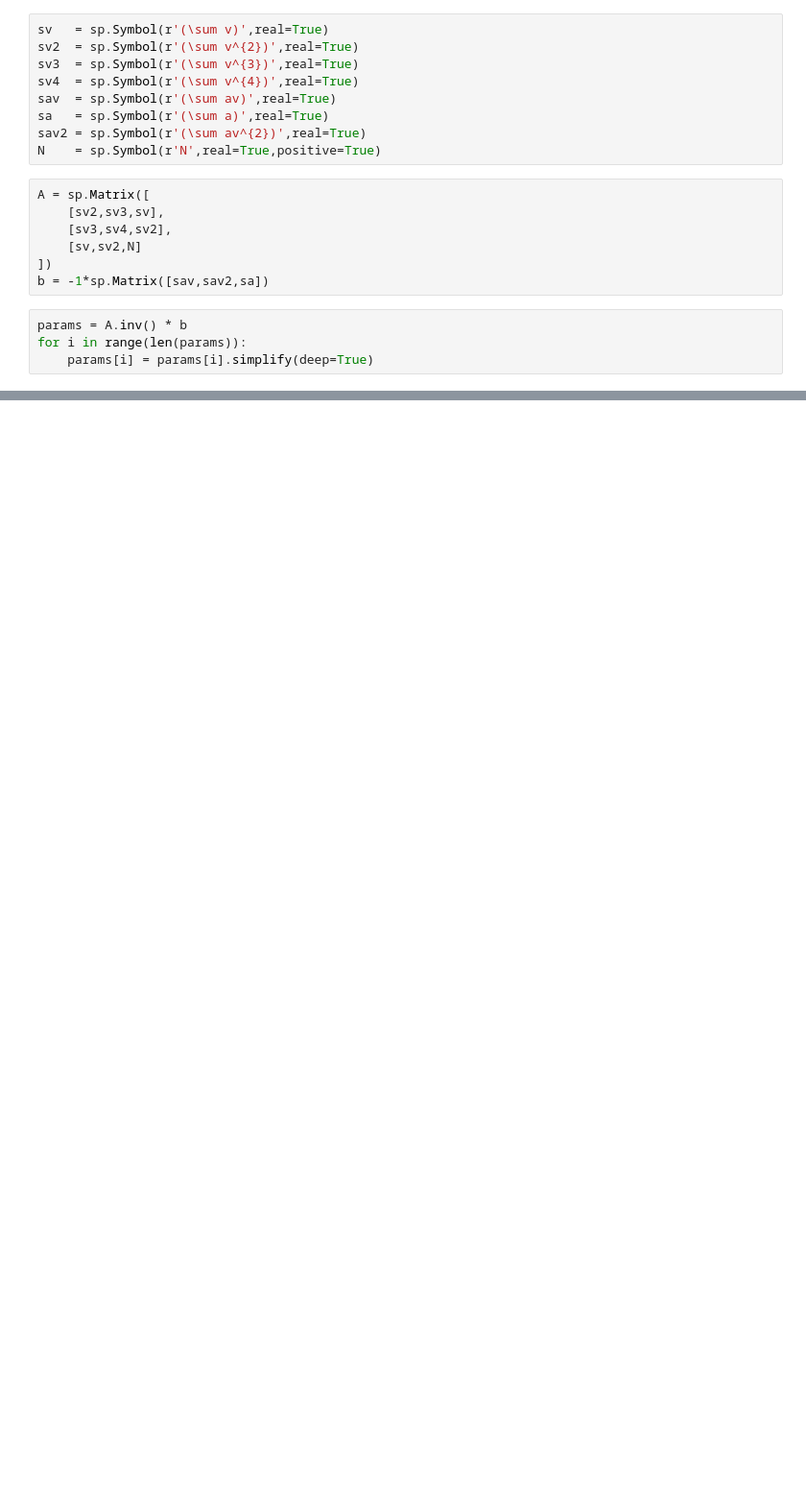
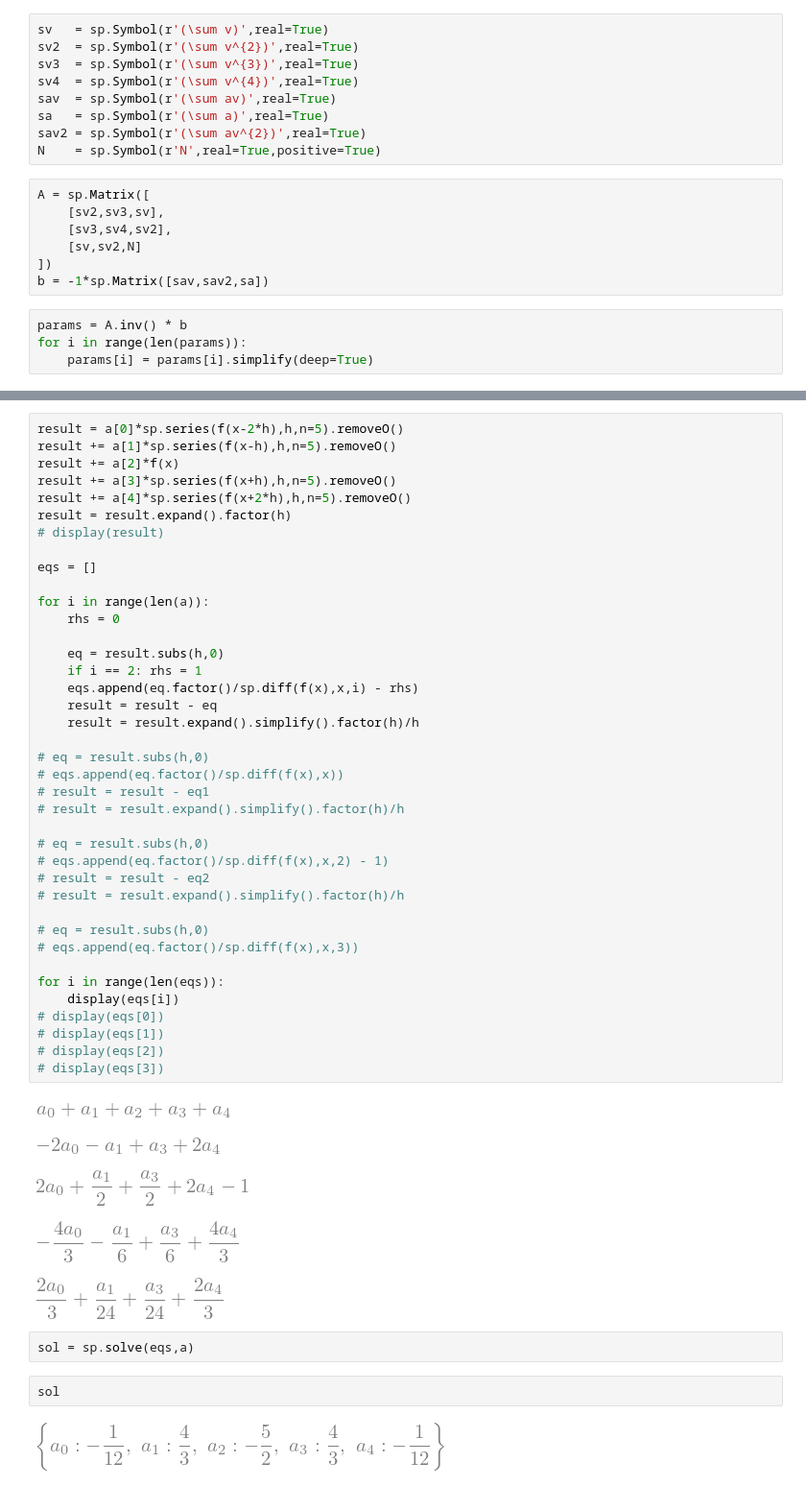
Before and after one commit to rwhitehill/CompPhys22_Spring2022, a Jupyter notebook: Final/theory.ipynb, the cells around one changed output, grey strips where cells are left out. Shown at 96% size. Drawn from its saved outputs; the diff is of its cells as text; blank space fills up the shorter version.

```diff
--- a/Final/theory.ipynb
+++ b/Final/theory.ipynb
@@ -50,0 +96,51 @@ params
+# %%
+result = a[0]*sp.series(f(x-2*h),h,n=5).removeO()
+result += a[1]*sp.series(f(x-h),h,n=5).removeO()
+result += a[2]*f(x)
+result += a[3]*sp.series(f(x+h),h,n=5).removeO()
+result += a[4]*sp.series(f(x+2*h),h,n=5).removeO()
+result = result.expand().factor(h)
+# display(result)
+
+eqs = []
+
+for i in range(len(a)):
+    rhs = 0
+
+    eq = result.subs(h,0)
+    if i == 2: rhs = 1
+    eqs.append(eq.factor()/sp.diff(f(x),x,i) - rhs)
+    result = result - eq
+    result = result.expand().simplify().factor(h)/h
+
+# eq = result.subs(h,0)
+# eqs.append(eq.factor()/sp.diff(f(x),x))
+# result = result - eq1
+# result = result.expand().simplify().factor(h)/h
+
+# eq = result.subs(h,0)
+# eqs.append(eq.factor()/sp.diff(f(x),x,2) - 1)
+# result = result - eq2
+# result = result.expand().simplify().factor(h)/h
+
+# eq = result.subs(h,0)
+# eqs.append(eq.factor()/sp.diff(f(x),x,3))
+
+for i in range(len(eqs)):
+    display(eqs[i])
+# display(eqs[0])
+# display(eqs[1])
+# display(eqs[2])
+# display(eqs[3])
+# %% [output]
+[figure, added]
+[figure, added]
+[figure, added]
+[figure, added]
+[figure, added]
+# %%
+sol = sp.solve(eqs,a)
+# %%
+sol
+# %% [output]
+[figure, added]
```
Also changed, not shown: parts of 10 cells of this notebook, 2 other files.
